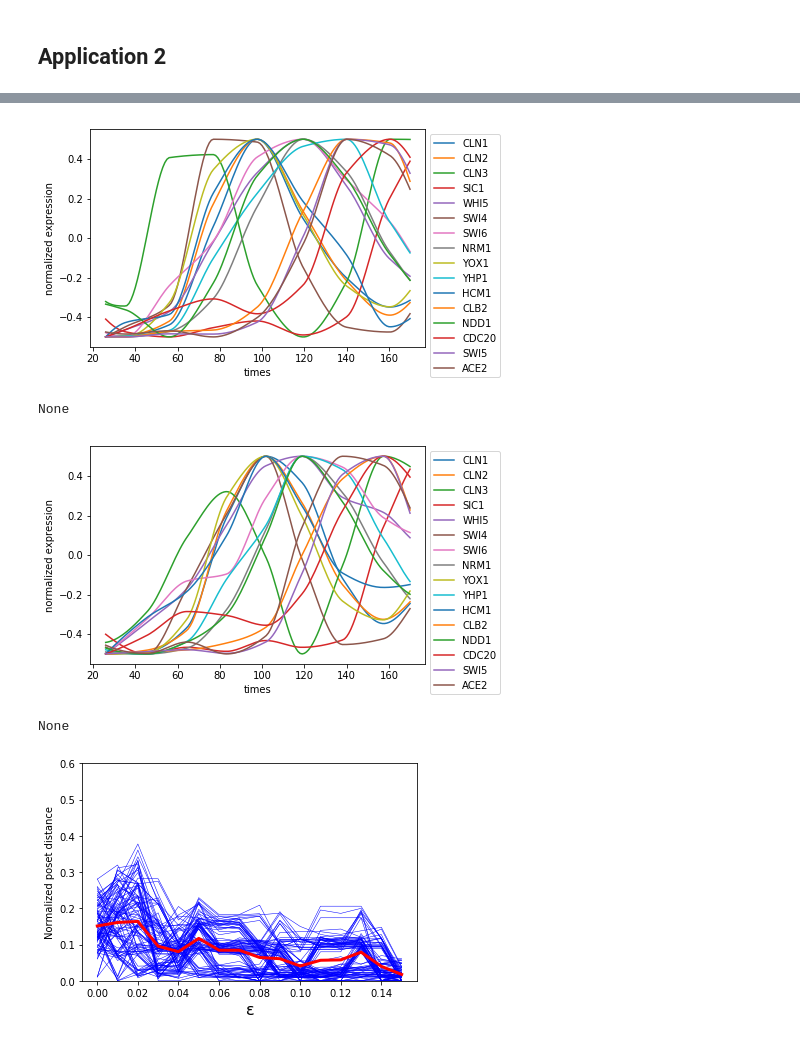
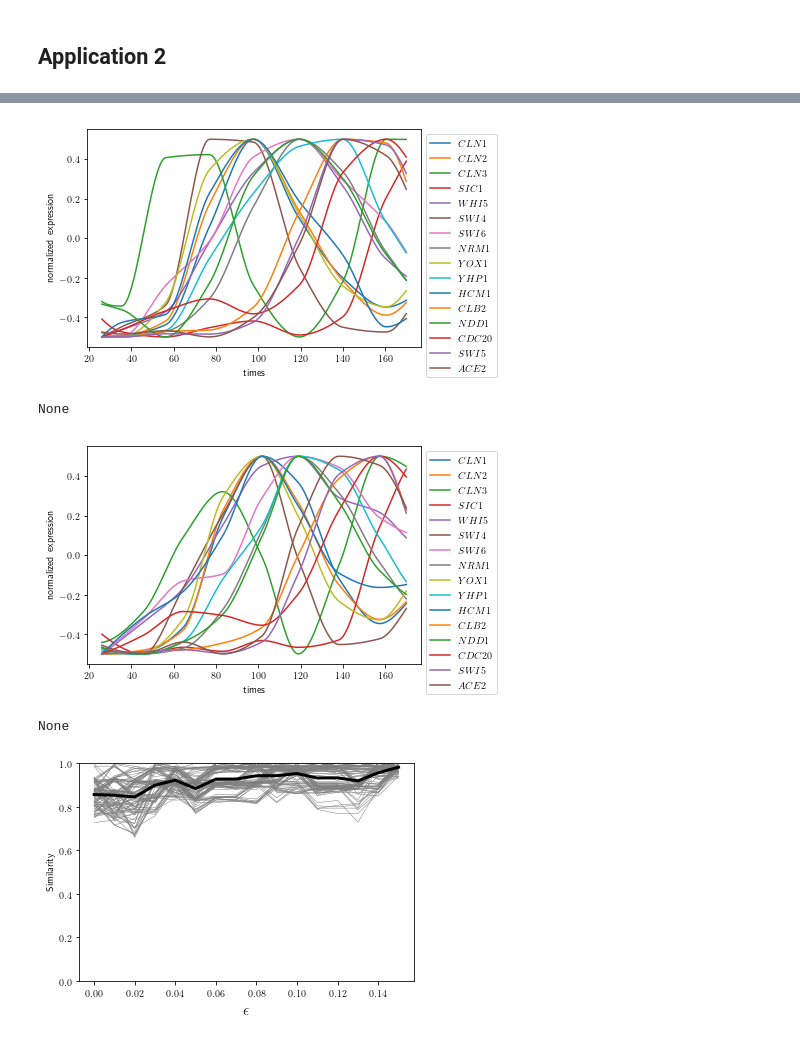
Before and after one commit to breecummins/min_interval_posets, a Jupyter notebook: scripts/Berry_2019_figures_results_Application2.ipynb, the cells around one changed output, grey strips where cells are left out. Saved outputs shown, nothing was run; the diff lists cells and outputs as text; code cells hidden in the pictures.

```diff
--- a/scripts/Berry_2019_figures_results_Application2.ipynb
+++ b/scripts/Berry_2019_figures_results_Application2.ipynb
@@ -32,7 +34,7 @@ def make_fig(fname,savename,start_time=None,end_time=None,names=None):
         if start_time is not None and end_time is not None:
             n = curve.trim(start_time,end_time)
         times,vals = zip(*n.items())
-        plt.plot(times,vals,label=name)
+        plt.plot(times,vals,label=r"${}$".format(name))
     lgd = plt.legend(loc='upper left', bbox_to_anchor=(1, 1))
     plt.ylabel("normalized expression")
     plt.xlabel("times")
@@ -154,0 +157,9 @@ Distance with one swapped gene relabeled.
+# %%
+ylim = [0.0,1.0]
+print("Similarity with same genes.")
+plot_dists(epsilons,[1-n for n in normdists12],ylabel="Similarity",label=r"$YOX1$/$YOX1$",ylim=ylim)
+print("Similarity with one swapped gene.")
+plot_dists(epsilons,[1-n for n in normdists13],ylabel="Similarity",label=r"$YOX1$/$CLB2$",ylim=ylim)
+print("Similarity with one swapped gene relabeled.")
+plot_dists(epsilons,[1-n for n in normdists14],ylabel="Similarity",label=r"$CLB2$ relabeled",ylim=ylim)
+plt.savefig("similarity.pdf")
@@ -156,9 +172,9 @@ Distance with one swapped gene relabeled.
 all_names = make_fig(wt1_file,"time_series_rep1_trimmed_all.pdf",start_time,end_time)
 _ = make_fig(wt2_file,"time_series_rep2_trimmed_all.pdf",start_time,end_time)
 # %% [output]
-[figure, old version]
+[figure, new version]
 None
-[figure, old version]
+[figure, new version]
 None
 # %%
 Nexps = 100
@@ -173,22 +189,22 @@ for _ in range(Nexps):
     dists,sizes=calc_dists(posets1,posets2)
     normdists.append(norm_dist(dists,sizes))
 # %%
-def plot_dists_many(epsilons,normdists,ylabel="Normalized poset distance",ylim=[0,0.6]):
+def plot_sim_many(epsilons,normdists,ylabel="Similarity",ylim=[0,1.0]):
     for ndist in normdists:
-        plt.plot(epsilons,ndist,linewidth=0.5,color="b")
+        plt.plot(epsilons,[1-n for n in ndist],linewidth=0.5,color='tab:gray')
     mdists = []
     for i in range(len(epsilons)):
         l = []
         for ndist in normdists:
             l.append(ndist[i])
         mdists.append(sum(l)/len(normdists))
-    plt.plot(epsilons,mdists,linewidth=3,color="r")
+    plt.plot(epsilons,[1-m for m in mdists],linewidth=3,color="k")
     plt.ylim(ylim)
     plt.xlabel(r"$\mathrm{\epsilon}$",fontsize=16)
     plt.ylabel(ylabel)
 # %%
 epsilons = [0.01*x for x in range(16)]
-plot_dists_many(epsilons,normdists)
-plt.savefig("poset_distances_normalized_mean_of_many.pdf")
+plot_sim_many(epsilons,normdists)
+plt.savefig("similarity_mean_of_many.pdf")
 # %% [output]
-[figure, old version]
+[figure, new version]
```
Also changed, not shown: parts of 5 cells of this notebook, 1 other file.
